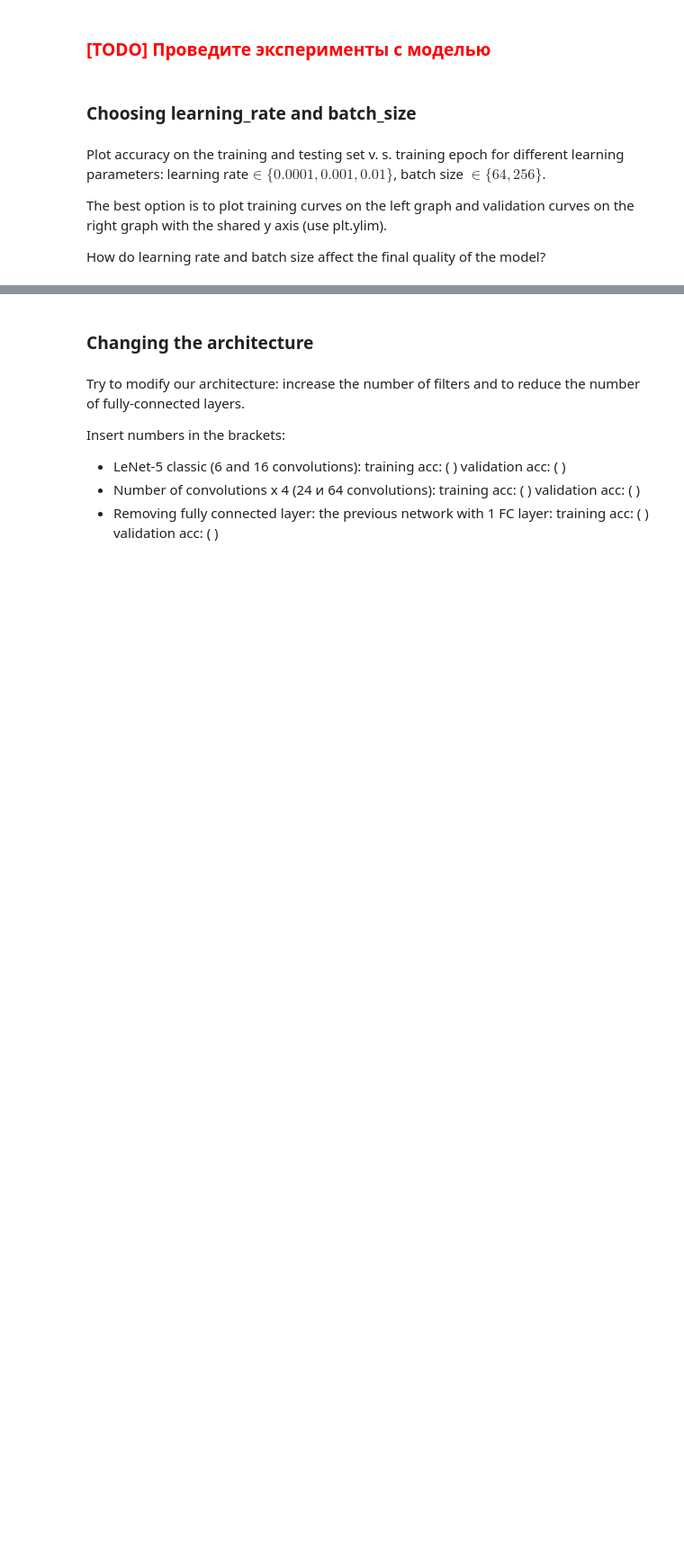
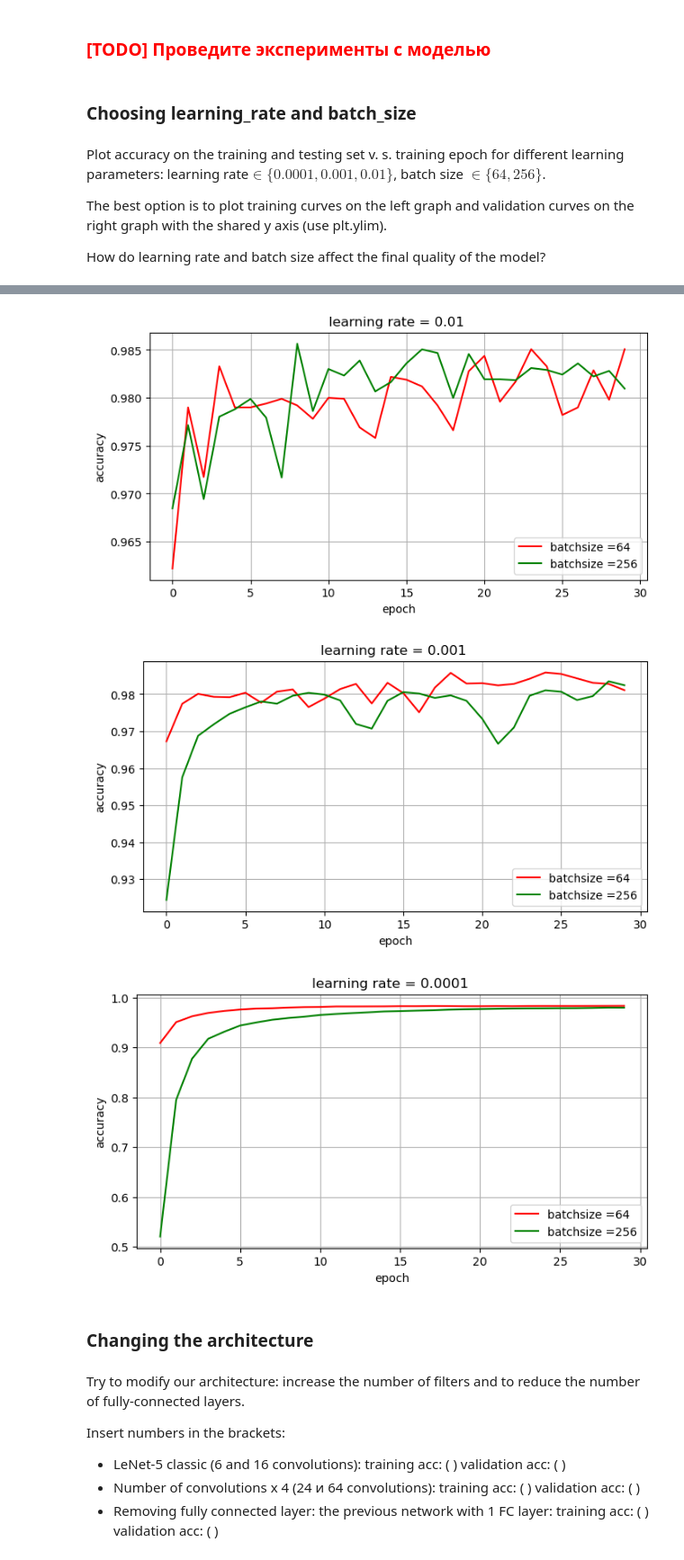
Before and after one commit to ThunderstormXX/DeepLearning, a Jupyter notebook: homeworks/hw2/HW2.ipynb, the cells around one changed output, grey strips where cells are left out. Shown at 90% size. Cells and saved outputs as stored; diff of their text form; code cells hidden in the pictures; blank space fills up the shorter version.

```diff
--- a/homeworks/hw2/HW2.ipynb
+++ b/homeworks/hw2/HW2.ipynb
@@ -362,11 +364,3 @@ Plot accuracy on the training and testing set v. s. training epoch for different
 The best option is to plot training curves on the left graph and validation curves on the right graph with the shared y axis (use plt.ylim).
 
 How do learning rate and batch size affect the final quality of the model?
-# %%
-### your code here
-
-learning_rate = 0.1
-optimizer = optim.Adam(cnn.parameters(), lr=learning_rate)
-num_epochs = 10
-%time
-a, b, c, d = train(train_loader=train_loader, test_loader=test_loader, model=cnn, criterion=criterion,opt=optimizer, device=device, n_epochs=num_epochs)
@@ -400,0 +367,17 @@ tensor([1])
+# %%
+learning_rates = [0.01, 0.001, 0.0001]
+batch_sizes = [64, 256]
+num_epochs = 30
+results = []
+
+
+for lr in learning_rates:
+    for batch_size in batch_sizes:
+        print('---------------------------------------',f"Learning Rate: {lr}, Batch Size: {batch_size} --------------------------------------------------------")
+        train_loader = get_loader(X_train[:15000], y_train[:15000] , batch_size=batch_size)
+        test_loader = get_loader(X_test, y_test, batch_size=batch_size)
+        cnn = CNN()
+        optimizer = optim.Adam(cnn.parameters(), lr=lr)
+        %time
+        loss_train, acc_train, loss_test, acc_test = train(train_loader=train_loader, test_loader=test_loader, model=cnn, criterion=criterion,opt=optimizer, device=device, n_epochs=num_epochs)
+        results.append([acc_test,loss_test])
@@ -401,3 +416,27 @@ tensor([1])
+# %%
+import numpy as np
+import matplotlib.pyplot as plt
+
+
+
+pairs = [(results[i][0], results[i+1][0]) for i in range(0, len(results), 2)]
+
+
+
+for i in range(3) :
+    plt.figure(figsize =(8,4))
+    plt.plot(pairs[i][0] , color='red' , label='batchsize ='+ str(batch_sizes[0]))
+    plt.plot(pairs[i][1] , color='green' , label='batchsize ='+ str(batch_sizes[1]))
+    plt.legend()
+    plt.title(f'learning rate = {learning_rates[i]} ')
+    plt.ylabel('accuracy')
+    plt.xlabel('epoch')
+    plt.grid(True)
+    plt.show()
+# %% [output]
+[figure, added]
+[figure, added]
+[figure, added]
 # %% [markdown]
 ### Changing the architecture
 # %% [markdown]
```
Also changed, not shown: parts of 35 cells of this notebook, 2 other files.
